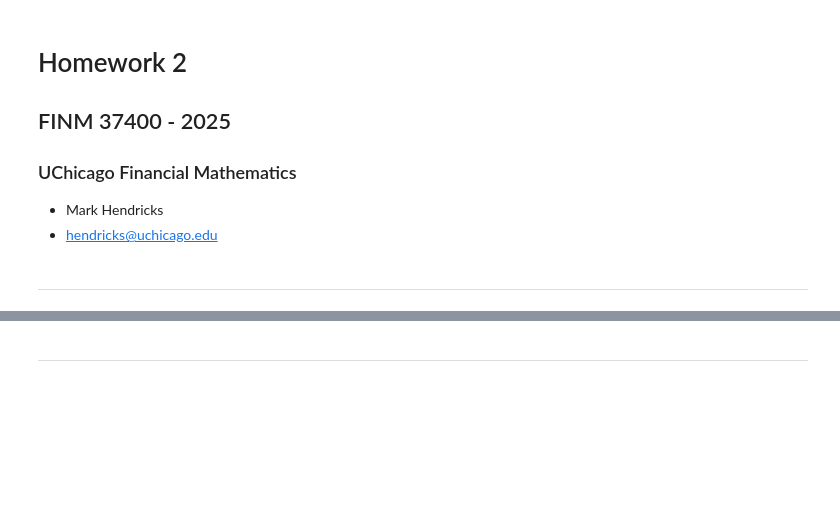
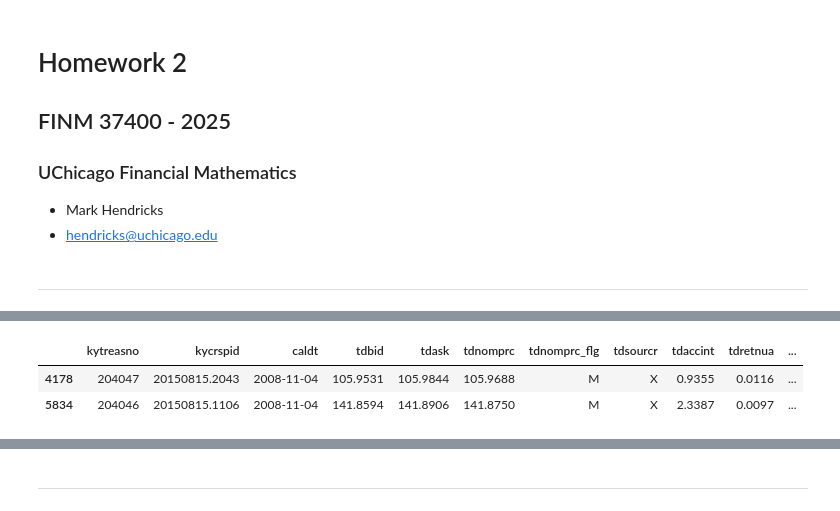
Before and after one commit to Scheffer888/finm-fixedincome-2025, a Jupyter notebook: homework/Homework 2 (Eduardo).ipynb, the cells around one changed output, grey strips where cells are left out. Saved outputs shown, nothing was run; the diff lists cells and outputs as text; code cells hidden in the pictures; blank space fills up the shorter version.

```diff
--- a/homework/Homework 2 (Eduardo).ipynb
+++ b/homework/Homework 2 (Eduardo).ipynb
@@ -53,0 +53,18 @@ Report the number of bonds and notes of your position, along with the total doll
+# %%
+FILE_DATE = '2015-08-15'
+FILE_PATH = Path(config.DATA_DIR) / f"treasury_ts_{FILE_DATE}.xlsx"
+ID_BOND = 204046
+ID_NOTE = 204047
+DATE0 = '2008-11-04'
+DAYS_Y = 365.25
+
+# Extract data:
+data = pd.read_excel(FILE_PATH, sheet_name='database')
+data_info = pd.read_excel(FILE_PATH, sheet_name='info', index_col=0)
+
+data_filtered = data[(data['kytreasno'].isin([ID_BOND, ID_NOTE])) & (data['caldt'] == DATE0)].sort_values(by='caldt')
+data_filtered.head(2)
+# %% [output]
+|  | kytreasno | kycrspid | caldt | tdbid | tdask | tdnomprc | tdnomprc_flg | tdsourcr | tdaccint | tdretnua | ... |
+| 4178 | 204047 | 20150815.2043 | 2008-11-04 | 105.9531 | 105.9844 | 105.9688 | M | X | 0.9355 | 0.0116 | ... |
+| 5834 | 204046 | 20150815.1106 | 2008-11-04 | 141.8594 | 141.8906 | 141.8750 | M | X | 2.3387 | 0.0097 | ... |
```
Also changed, not shown: parts of 26 cells of this notebook.
